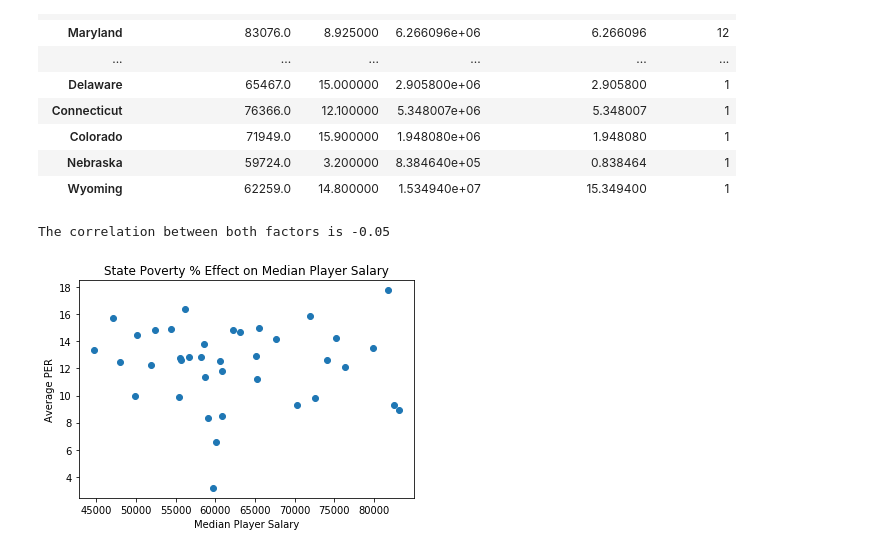
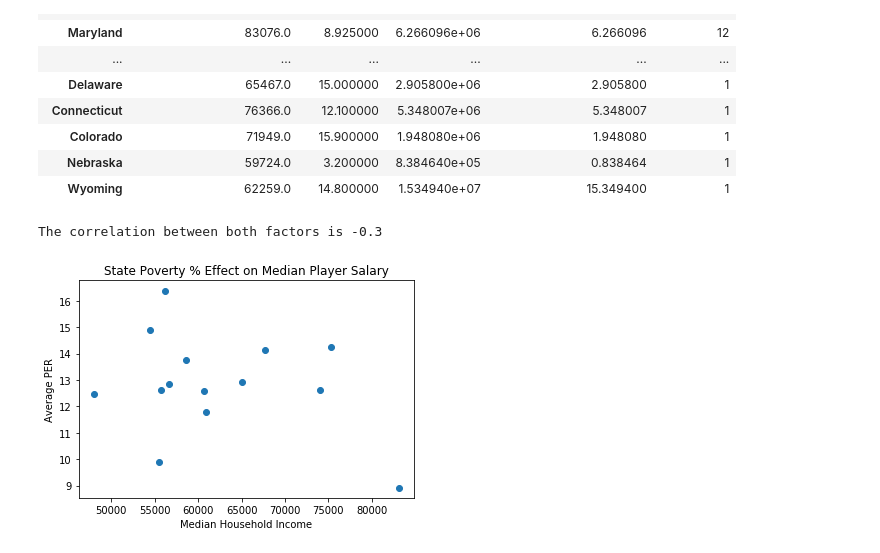
Before and after one commit to bbruzos/API-Project-, a Jupyter notebook: Saburo.ipynb, the cells around one changed output. Saved outputs shown, nothing was run; the diff lists cells and outputs as text; code cells hidden in the pictures.

```diff
--- a/Saburo.ipynb
+++ b/Saburo.ipynb
@@ -109,24 +117,24 @@ PER_income
 | Wyoming | 62259.0 | 14.800000 | 1.534940e+07 | 15.349400 | 1 |
 # %%
 # Scatter plot
-PER_income.loc[PER_income["# of Players"] > 10]
+PER_income = PER_income.loc[PER_income["# of Players"] > 5]
 x_data= PER_income['Median Household Income']
 y_data= PER_income['Average PER']
 
 # x_data= PER_income.iloc[0:14,0]
 # y_data= PER_income.iloc[0:14,1]
 correlation = st.pearsonr(x_data,y_data)
 
 plt.scatter(x_data,y_data)
 
 plt.title('State Poverty % Effect on Median Player Salary')
-plt.xlabel('Median Player Salary')
+plt.xlabel('Median Household Income')
 plt.ylabel('Average PER')
 
 print(f"The correlation between both factors is {round(correlation[0],2)}")
 
-plt.savefig('images/Bry/scatter_plot2.pdf')
+plt.savefig('images/Sab/salary_PER.pdf')
 plt.show()
 # %% [output]
-The correlation between both factors is -0.05
+The correlation between both factors is -0.3
-[figure, old version]
+[figure, new version]
```
Also changed, not shown: parts of 7 cells of this notebook, 1 other file.
